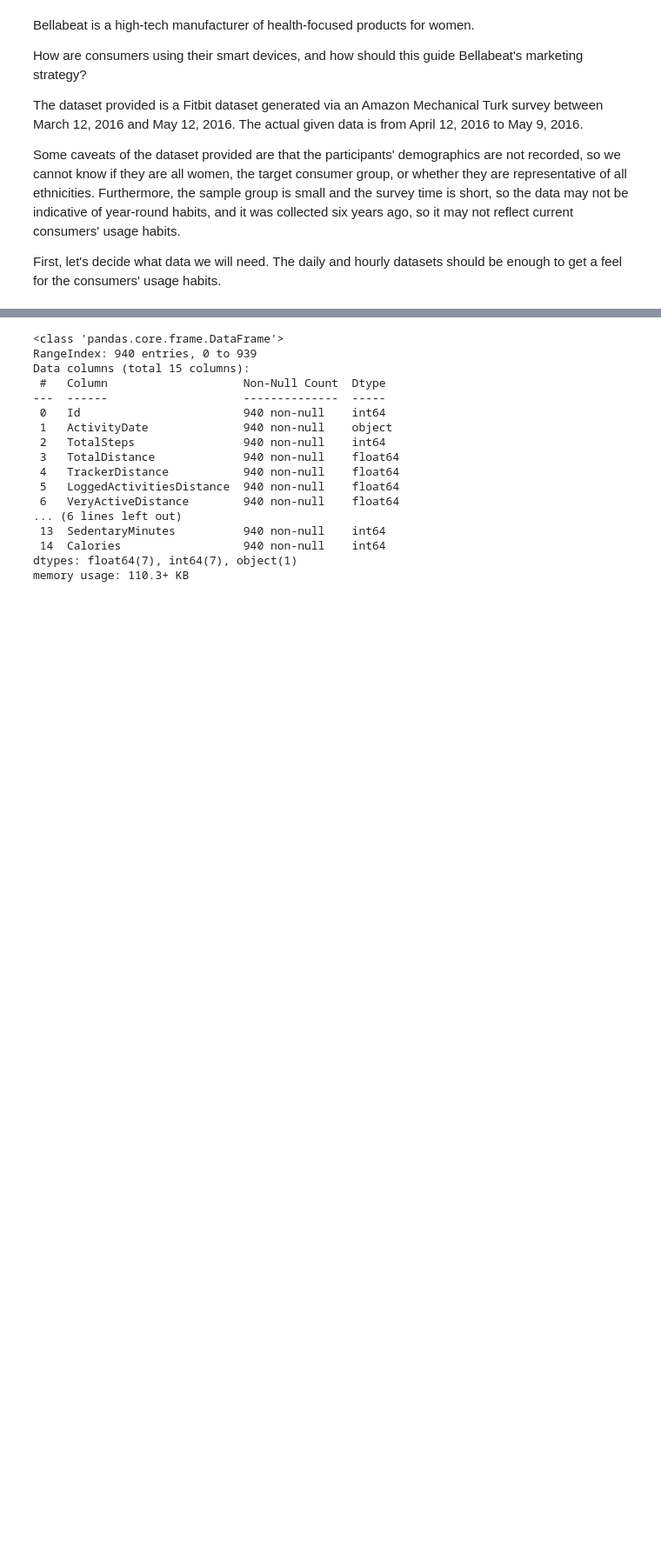
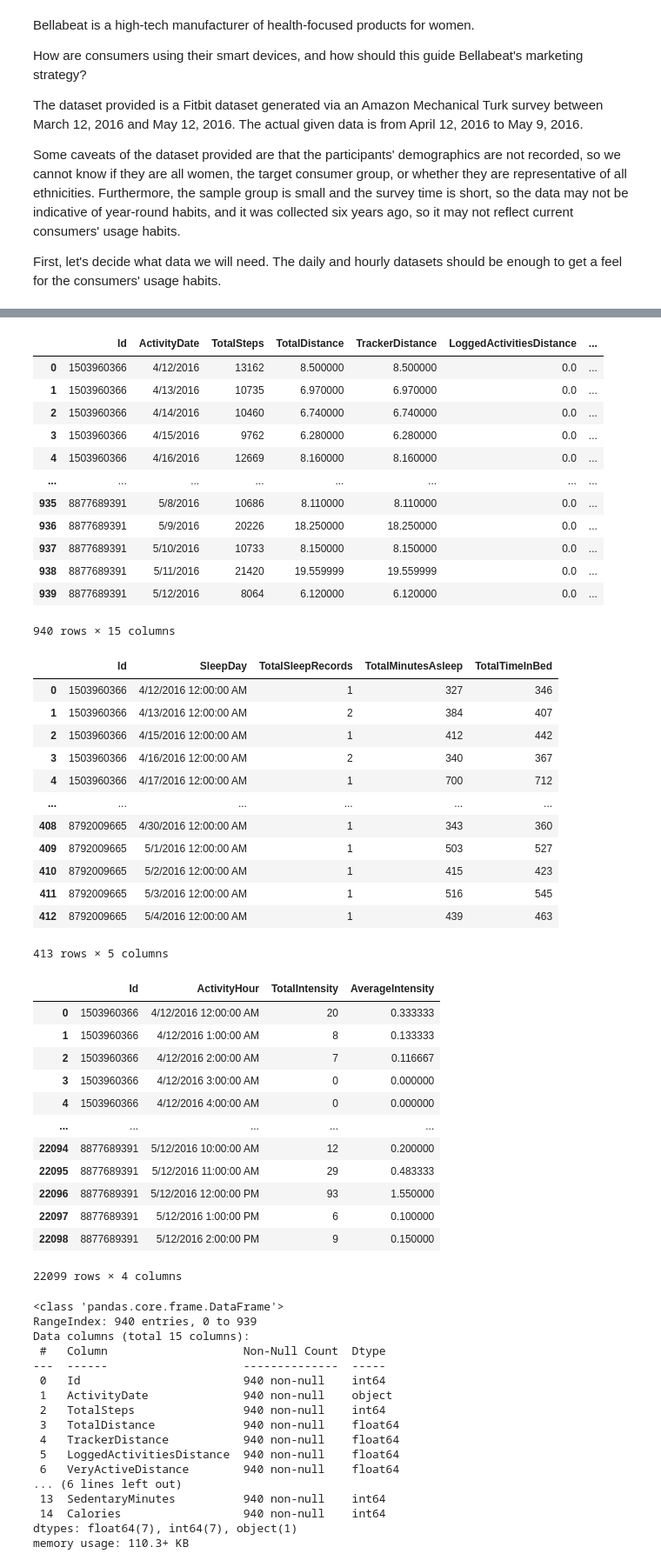
Before and after one commit to acmada/Google_Capstone_Project, a Jupyter notebook: Capstone_Project.ipynb, the cells around one changed output, grey strips where cells are left out. Shown at 87% size. Drawn from its saved outputs; the diff is of its cells as text; code cells hidden in the pictures; blank space fills up the shorter version.

```diff
--- a/Capstone_Project.ipynb
+++ b/Capstone_Project.ipynb
@@ -21,3 +70,47 @@ Now that the desired datasets are inported and converted to pandas dataframes, l
+# %%
+activity.dropna(axis = 'index')
+sleep.dropna(axis = 'index')
+intensity.dropna(axis = 'index')
+# %% [output]
+|  | Id | ActivityDate | TotalSteps | TotalDistance | TrackerDistance | LoggedActivitiesDistance | ... |
+| 0 | 1503960366 | 4/12/2016 | 13162 | 8.500000 | 8.500000 | 0.0 | ... |
+| 1 | 1503960366 | 4/13/2016 | 10735 | 6.970000 | 6.970000 | 0.0 | ... |
+| 2 | 1503960366 | 4/14/2016 | 10460 | 6.740000 | 6.740000 | 0.0 | ... |
+| 3 | 1503960366 | 4/15/2016 | 9762 | 6.280000 | 6.280000 | 0.0 | ... |
+| 4 | 1503960366 | 4/16/2016 | 12669 | 8.160000 | 8.160000 | 0.0 | ... |
+| ... | ... | ... | ... | ... | ... | ... | ... |
+| 935 | 8877689391 | 5/8/2016 | 10686 | 8.110000 | 8.110000 | 0.0 | ... |
+| 936 | 8877689391 | 5/9/2016 | 20226 | 18.250000 | 18.250000 | 0.0 | ... |
+| 937 | 8877689391 | 5/10/2016 | 10733 | 8.150000 | 8.150000 | 0.0 | ... |
+| 938 | 8877689391 | 5/11/2016 | 21420 | 19.559999 | 19.559999 | 0.0 | ... |
+| 939 | 8877689391 | 5/12/2016 | 8064 | 6.120000 | 6.120000 | 0.0 | ... |
+940 rows × 15 columns
+|  | Id | SleepDay | TotalSleepRecords | TotalMinutesAsleep | TotalTimeInBed |
+| 0 | 1503960366 | 4/12/2016 12:00:00 AM | 1 | 327 | 346 |
+| 1 | 1503960366 | 4/13/2016 12:00:00 AM | 2 | 384 | 407 |
+| 2 | 1503960366 | 4/15/2016 12:00:00 AM | 1 | 412 | 442 |
+| 3 | 1503960366 | 4/16/2016 12:00:00 AM | 2 | 340 | 367 |
+| 4 | 1503960366 | 4/17/2016 12:00:00 AM | 1 | 700 | 712 |
+| ... | ... | ... | ... | ... | ... |
+| 408 | 8792009665 | 4/30/2016 12:00:00 AM | 1 | 343 | 360 |
+| 409 | 8792009665 | 5/1/2016 12:00:00 AM | 1 | 503 | 527 |
+| 410 | 8792009665 | 5/2/2016 12:00:00 AM | 1 | 415 | 423 |
+| 411 | 8792009665 | 5/3/2016 12:00:00 AM | 1 | 516 | 545 |
+| 412 | 8792009665 | 5/4/2016 12:00:00 AM | 1 | 439 | 463 |
+413 rows × 5 columns
+|  | Id | ActivityHour | TotalIntensity | AverageIntensity |
+| 0 | 1503960366 | 4/12/2016 12:00:00 AM | 20 | 0.333333 |
+| 1 | 1503960366 | 4/12/2016 1:00:00 AM | 8 | 0.133333 |
+| 2 | 1503960366 | 4/12/2016 2:00:00 AM | 7 | 0.116667 |
+| 3 | 1503960366 | 4/12/2016 3:00:00 AM | 0 | 0.000000 |
+| 4 | 1503960366 | 4/12/2016 4:00:00 AM | 0 | 0.000000 |
+| ... | ... | ... | ... | ... |
+| 22094 | 8877689391 | 5/12/2016 10:00:00 AM | 12 | 0.200000 |
+| 22095 | 8877689391 | 5/12/2016 11:00:00 AM | 29 | 0.483333 |
+| 22096 | 8877689391 | 5/12/2016 12:00:00 PM | 93 | 1.550000 |
+| 22097 | 8877689391 | 5/12/2016 1:00:00 PM | 6 | 0.100000 |
+| 22098 | 8877689391 | 5/12/2016 2:00:00 PM | 9 | 0.150000 |
+22099 rows × 4 columns
 # %%
 activity.info()
 # %% [output]
```
Also changed, not shown: parts of 37 cells of this notebook.
